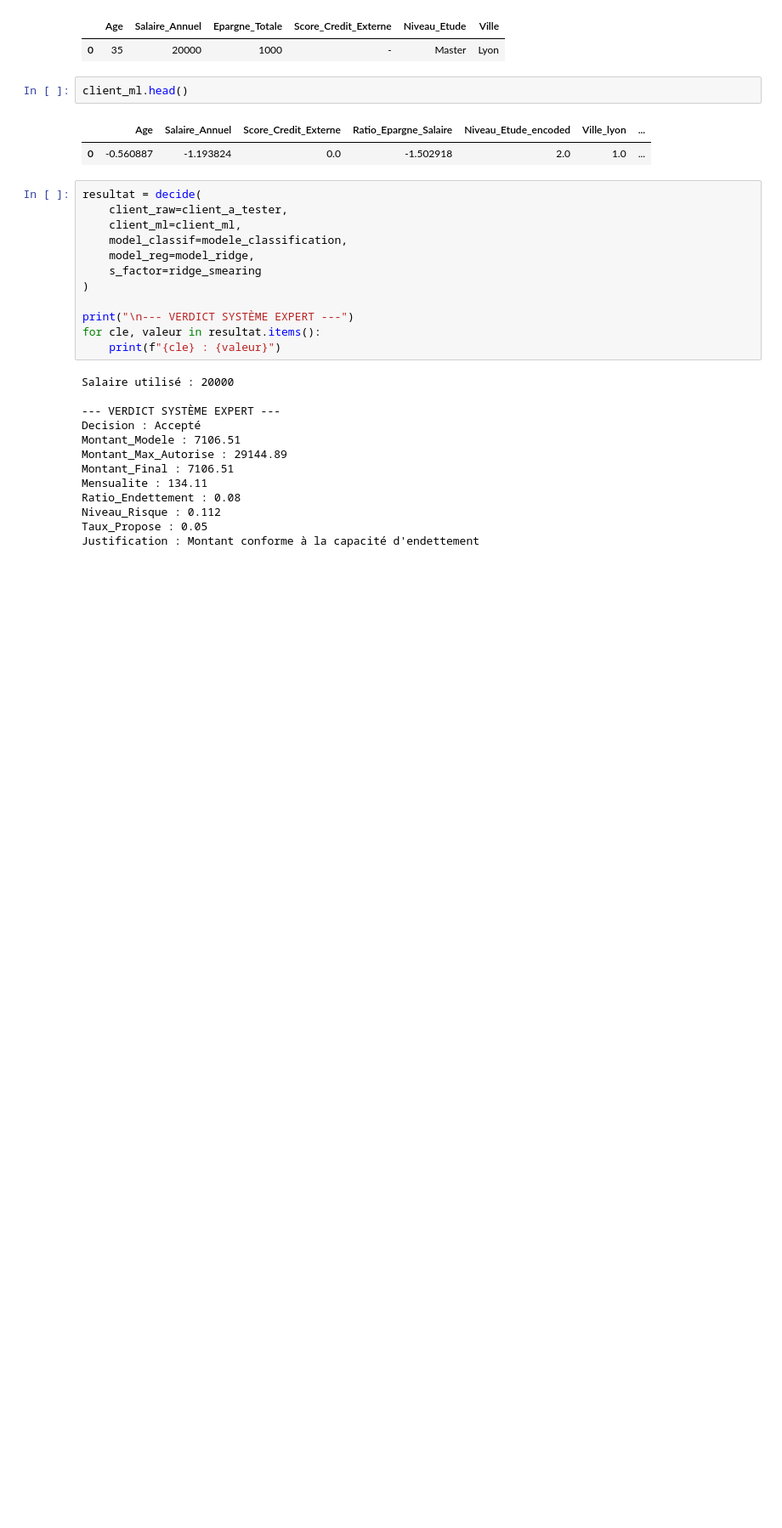
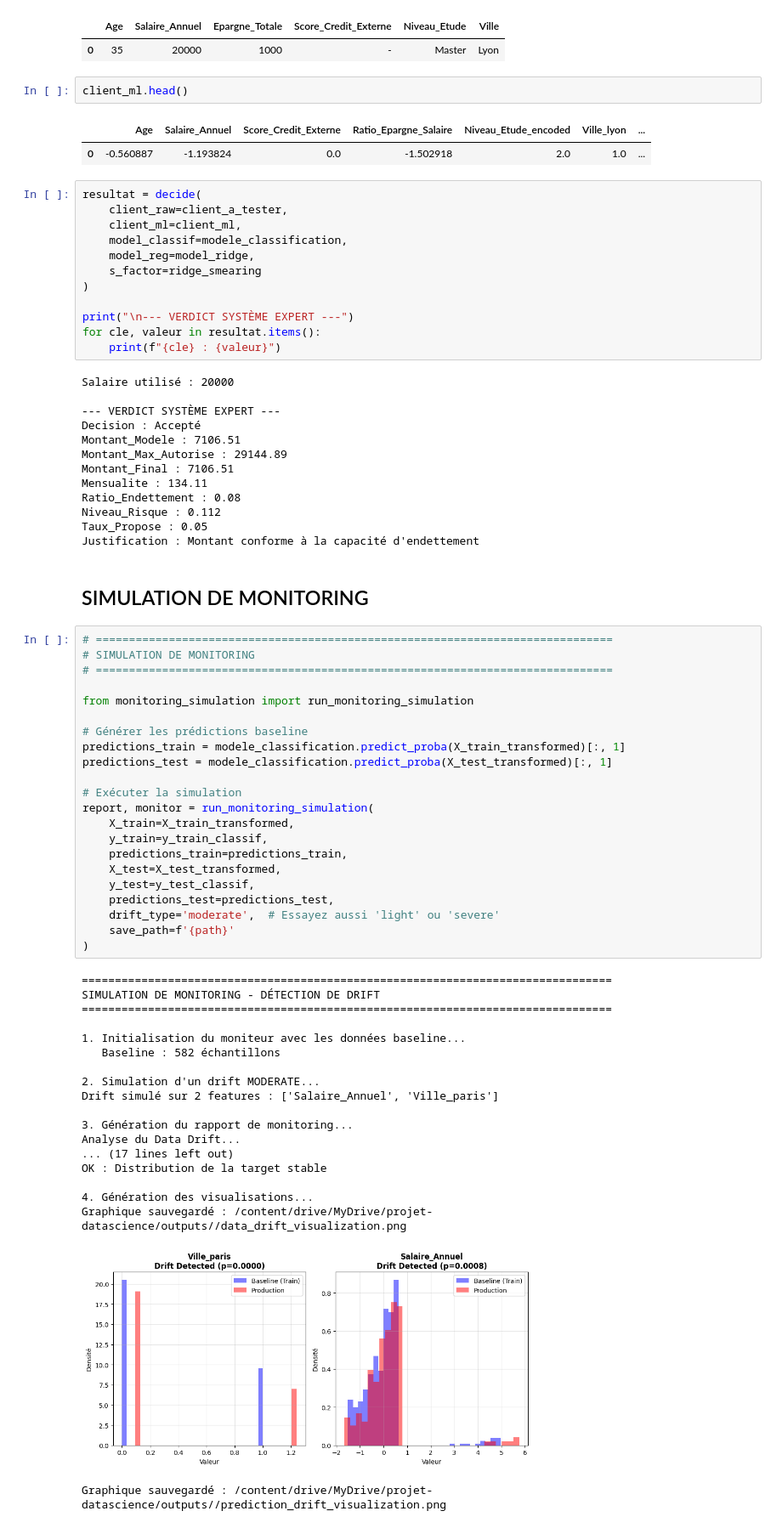
Before and after one commit to GYOM15/credit-risk-lab, a Jupyter notebook: notebooks/projet_credit_risk.ipynb, the cells around one changed output. Shown at 85% size. Saved outputs shown, nothing was run; the diff lists cells and outputs as text; blank space fills up the shorter version.

Commit message:
Integrate monitoring simulation for models

```diff
--- a/notebooks/projet_credit_risk.ipynb
+++ b/notebooks/projet_credit_risk.ipynb
@@ -3975,3 +3994,47 @@ Ratio_Endettement : 0.08
 Niveau_Risque : 0.112
 Taux_Propose : 0.05
 Justification : Montant conforme à la capacité d'endettement
+# %% [markdown]
+## SIMULATION DE MONITORING
+# %%
+# ==============================================================================
+# SIMULATION DE MONITORING
+# ==============================================================================
+
+from monitoring_simulation import run_monitoring_simulation
+
+# Générer les prédictions baseline
+predictions_train = modele_classification.predict_proba(X_train_transformed)[:, 1]
+predictions_test = modele_classification.predict_proba(X_test_transformed)[:, 1]
+
+# Exécuter la simulation
+report, monitor = run_monitoring_simulation(
+    X_train=X_train_transformed,
+    y_train=y_train_classif,
+    predictions_train=predictions_train,
+    X_test=X_test_transformed,
+    y_test=y_test_classif,
+    predictions_test=predictions_test,
+    drift_type='moderate',  # Essayez aussi 'light' ou 'severe'
+    save_path=f'{path}'
+)
+# %% [output]
+================================================================================
+SIMULATION DE MONITORING - DÉTECTION DE DRIFT
+================================================================================
+
+1. Initialisation du moniteur avec les données baseline...
+   Baseline : 582 échantillons
+
+2. Simulation d'un drift MODERATE...
+Drift simulé sur 2 features : ['Salaire_Annuel', 'Ville_paris']
+
+3. Génération du rapport de monitoring...
+Analyse du Data Drift...
+... (17 lines left out)
+OK : Distribution de la target stable
+
+4. Génération des visualisations...
+Graphique sauvegardé : /content/drive/MyDrive/projet-datascience/outputs//data_drift_visualization.png
+[figure, added]
+Graphique sauvegardé : /content/drive/MyDrive/projet-datascience/outputs//prediction_drift_visualization.png
```
Also changed, not shown: parts of 7 cells of this notebook, 2 other files.
